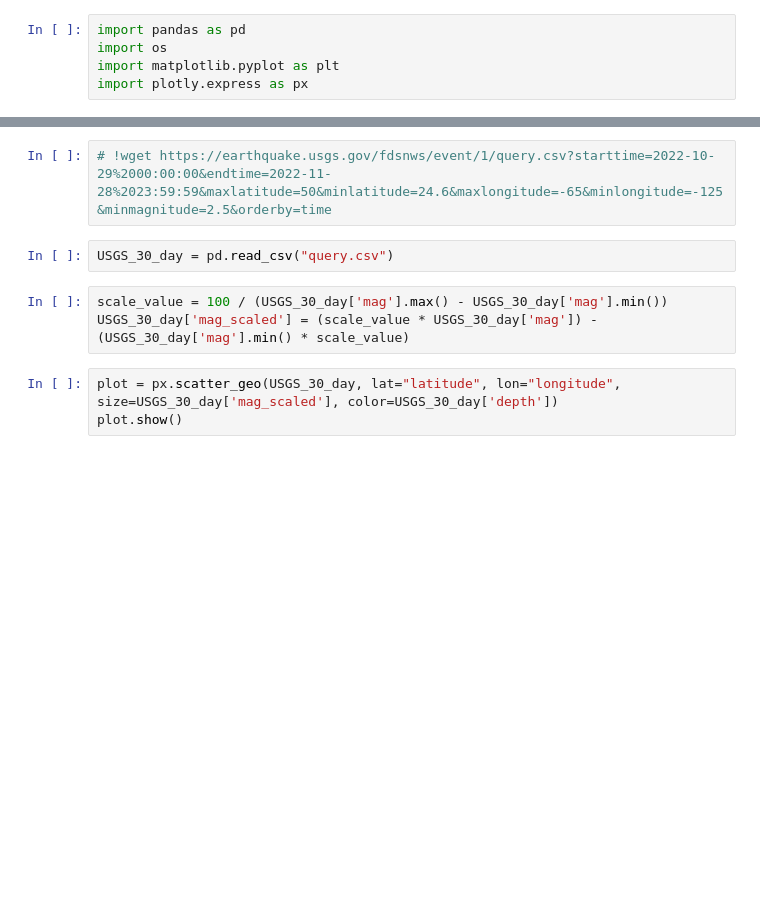
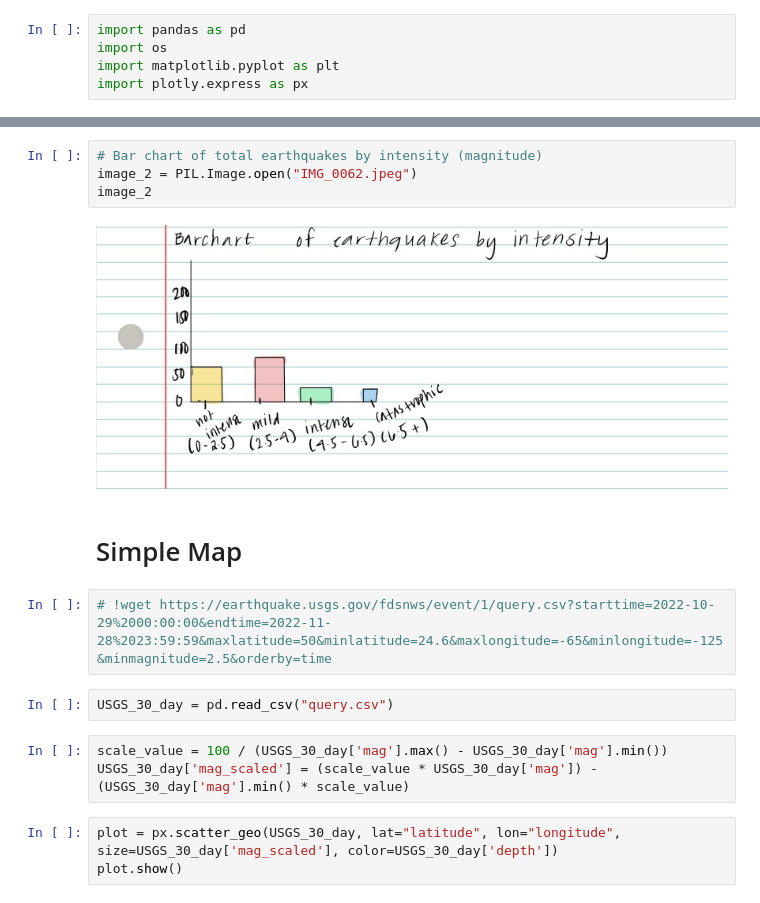
Before and after one commit to HadleyUIUC/FA22-IS445-FinalProject, a Jupyter notebook: earthquake.ipynb, the cells around one changed output, grey strips where cells are left out. Drawn from its saved outputs; the diff is of its cells as text; blank space fills up the shorter version.

```diff
--- a/earthquake.ipynb
+++ b/earthquake.ipynb
@@ -6,3 +16,11 @@ import plotly.express as px
+# %%
+# Bar chart of total earthquakes by intensity (magnitude)
+image_2 = PIL.Image.open("IMG_0062.jpeg")
+image_2
+# %% [output]
+[figure, added]
+# %% [markdown]
+# Simple Map
 # %%
 # !wget https://earthquake.usgs.gov/fdsnws/event/1/query.csv?starttime=2022-10-29%2000:00:00&endtime=2022-11-28%2023:59:59&maxlatitude=50&minlatitude=24.6&maxlongitude=-65&minlongitude=-125&minmagnitude=2.5&orderby=time
 # %%
```
Also changed, not shown: parts of 16 cells of this notebook.
